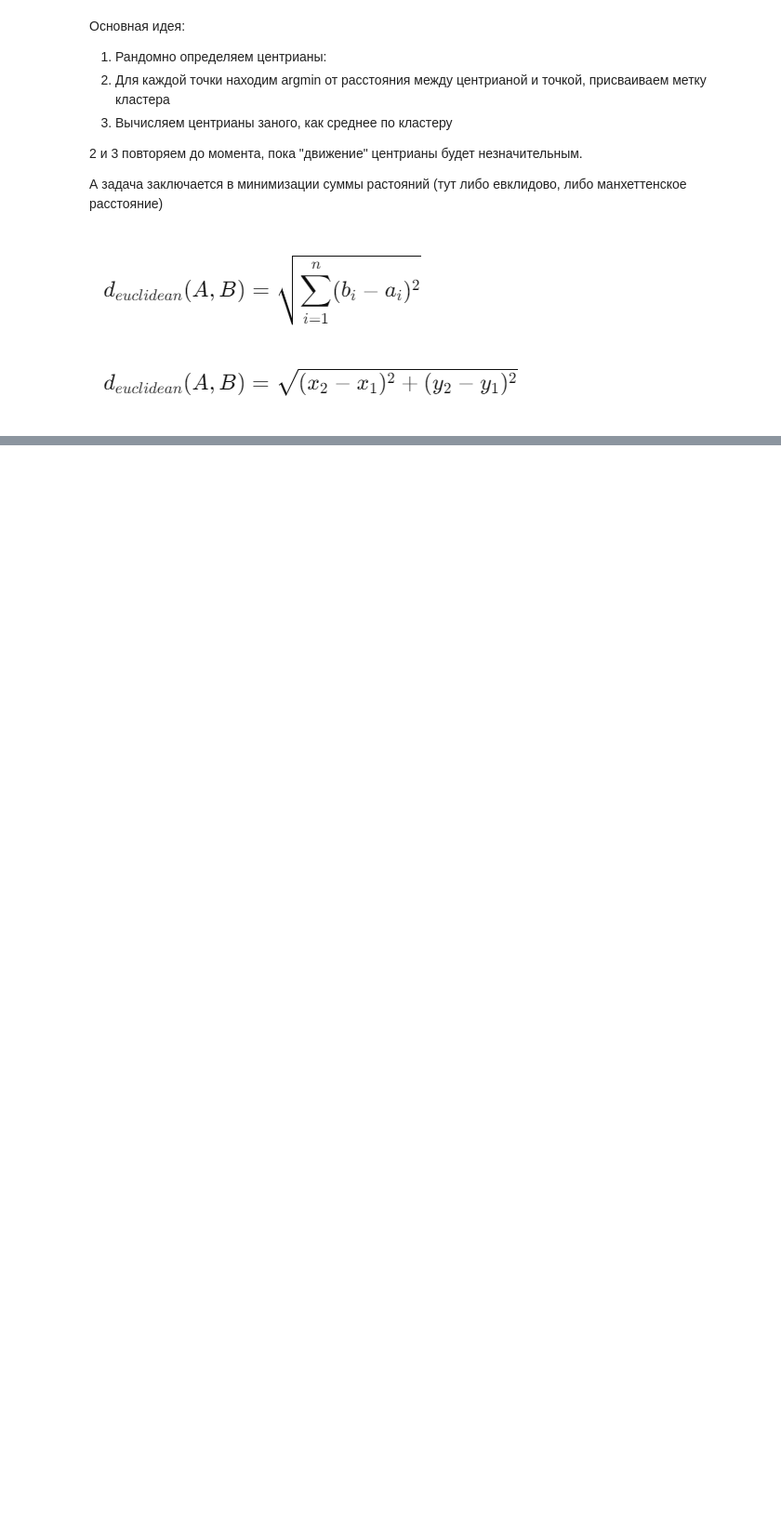
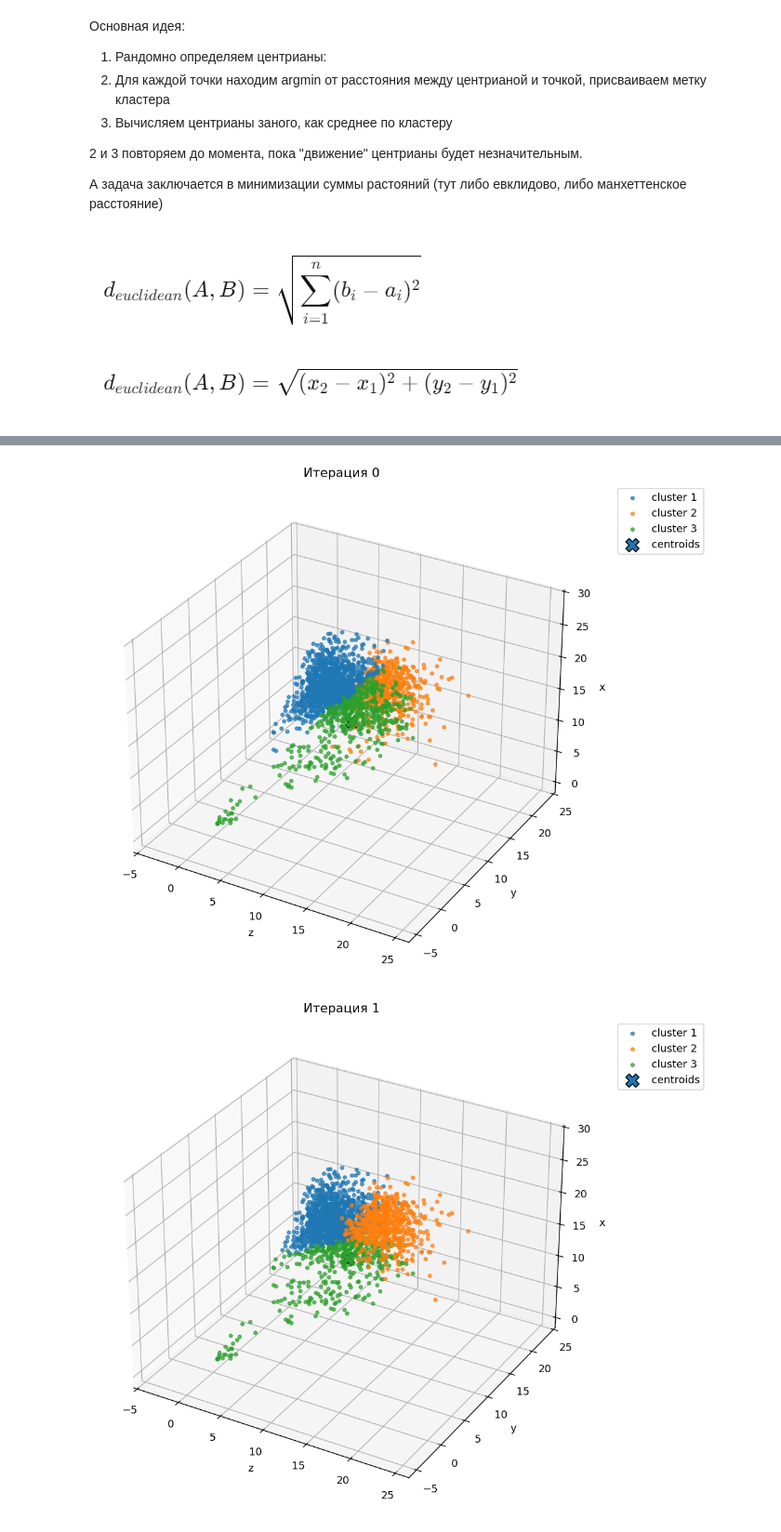
Before and after one commit to Sti11ness/kmeans-clustering, a Jupyter notebook: km.ipynb, the cells around one changed output, grey strips where cells are left out. Shown at 93% size. Drawn from its saved outputs; the diff is of its cells as text; code cells hidden in the pictures; blank space fills up the shorter version.

```diff
--- a/km.ipynb
+++ b/km.ipynb
@@ -238,17 +298,17 @@ params = {
 best_score = -1
 best_params = []
 all_scores = []
-targ = df['Cluster'].copy(deep=True)
+targ = X['target'].copy(deep=True)
 
-for metr,meth,ma,t in product(params['metric'],params['method'],params['max_iter'],params['tol']):
-    df_copy = df[['height','weight']].copy(deep=True)
+for metr, meth, ma, t in product(params['metric'],params['method'],params['max_iter'],params['tol']):
+    df_copy = X[['z','y','x']].copy(deep=True)
     KMeanModel = KMeans()
-    KMeanModel.fit(df_copy, k = 3, metric = metr,method = meth, max_iter = ma,tol = t,vizualize=True)
+    KMeanModel.fit(df_copy, k = n_clust, metric = metr,method = meth, max_iter = ma,tol = t,vizualize=True)
     pred_labels = df_copy['pred']
     score = rand_score(targ,pred_labels)
     all_scores.append((score,{'metric':metr,'method':meth,'max_iter':ma,'tol':t}))
     if score > best_score:
         best_score = score
         best_params = {'metric':metr,'method':meth,'max_iter':ma,'tol':t}
-print(f'Параметры лучшей модели: {best_params},количество итераций {KMeanModel.count_iters} с индексом Рейнда {best_score}')
+print(f'Параметры лучшей модели: {best_params}, количество итераций {KMeanModel.count_iters} с индексом Рейнда {best_score}')
 # %% [output]
@@ -256,8 +320,8 @@ print(f'Параметры лучшей модели: {best_params},количе
 # %%
 best_model = KMeans()
-df_graph = df.copy(deep=True)
+df_graph = X.copy(deep=True)
 # %%
-best_model.fit(df_graph,k=3,**best_params,vizualize=True)
+best_model.fit(df_graph, k = n_clust, **best_params, vizualize=True)
 # %%
 best_model.evaluate(df_graph)
 # %% [output]
@@ -274,18 +328,0 @@ plt.tight_layout()
-# %%
-def visualize_kmeans(X, labels, centroids, iteration):
-    plt.figure(figsize=(8, 6))
-    colors = ['r', 'g', 'b', 'c', 'm', 'y']
-
-    for i in range(len(centroids)):
-        points = X.loc[labels == i].values
-        plt.scatter(points[:, 0], points[:, 1], s=30, color=colors[i % len(colors)], label=f"Cluster {i+1}")
-        plt.scatter(centroids[i][0], centroids[i][1], s=200, color=colors[i % len(colors)], marker='X', edgecolor='black', label=f"Centroid {i+1}")
-
-    plt.title(f"Итерация {iteration}")
-    plt.xlabel("Weight")
-    plt.ylabel("Height")
-    plt.legend()
-    plt.show()
-
-for i, (centroids,labels) in enumerate(zip(best_model.history['centroids'],best_model.history['clusters'])):
-    visualize_kmeans(df_graph[['height', 'weight']], labels, centroids, i)
@@ -298,0 +384,5 @@ for i, (centroids,labels) in enumerate(zip(best_model.history['centroids'],best_
+# %%
+plot_kmeans_history_3d(best_model, df_graph, cols=('z','y','x'))
+# %% [output]
+[figure, added]
+[figure, added]
```
Also changed, not shown: parts of 67 cells of this notebook, 1 other file.
